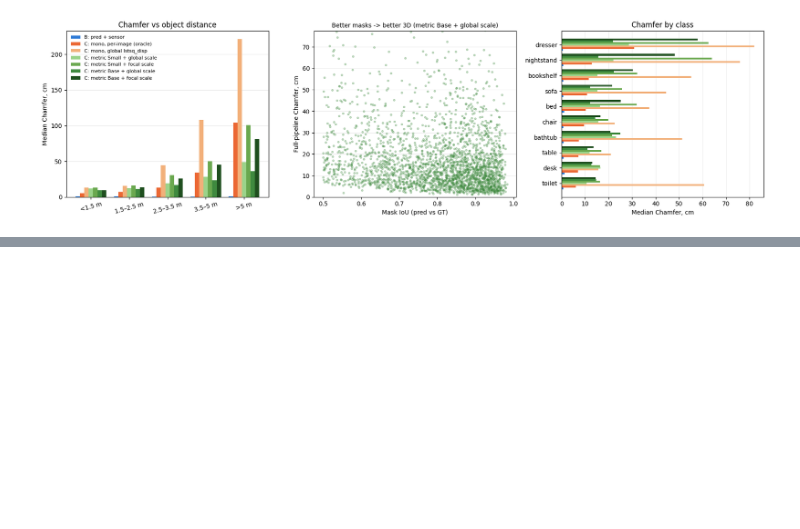
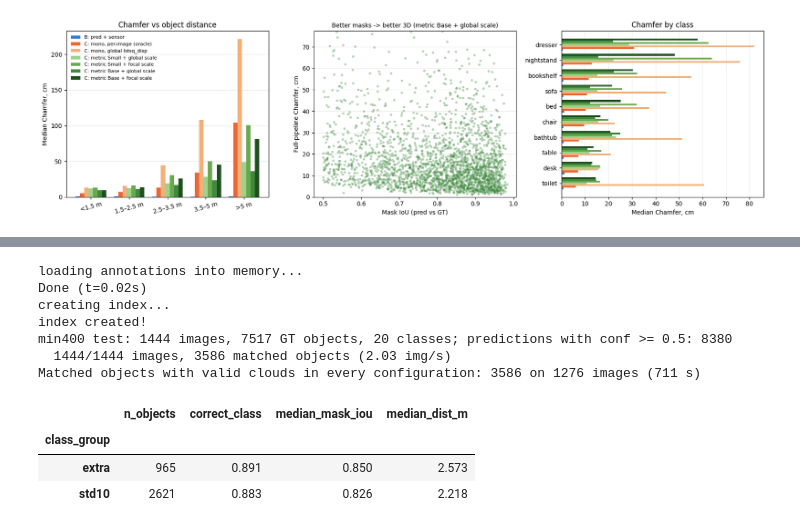
Before and after one commit to PolinaSushko/Object-segmentation-using-a-two-stage-Mask-R-CNN-model, a Jupyter notebook: notebooks/08_eval3d_pred_masks.ipynb, the cells around one changed output, grey strips where cells are left out. Cells and saved outputs as stored; diff of their text form; code cells hidden in the pictures; blank space fills up the shorter version.

```diff
--- a/notebooks/08_eval3d_pred_masks.ipynb
+++ b/notebooks/08_eval3d_pred_masks.ipynb
@@ -457,0 +473,58 @@ plt.show()
+# %%
+# ---- 20-class evaluation set ------------------------------------------------
+# match_image() / process_image() read the module-level `coco`, `cat_name` and
+# `preds_by_img`. The std10 results above are complete and on disk, so these names
+# are rebound here to the min400 test split and all 20 classes of the model
+MODEL_NAME_20 = "Mask R-CNN Detectron2 R101-FPN 3x (trained on min400, all 20 classes; dataset v2)"
+SPLIT_DIR_20 = Path("outputs/splits_min400")
+version_20 = json.loads((SPLIT_DIR_20 / "dataset_version.json").read_text())["version"]
+assert version_20 == "v2", f"expected dataset v2 splits, found {version_20}"
+
+df_std10, cat_name_std10 = df, cat_name
+coco = COCO(str(SPLIT_DIR_20 / "instances_test.json"))
+cat_name = {c["id"]: c["name"] for c in coco.loadCats(coco.getCatIds())}
+assert all(cat_name[k] == n for k, n in cat_name_std10.items()), "std10 ids must be shared"
+img_ids_20 = sorted(coco.getImgIds())
+no_maps = [v for v in VARIANTS if not all((MAP_DIRS[v] / f"{i}.npy").exists() for i in img_ids_20)]
+assert not no_maps, f"maps missing for min400-only test images in {no_maps}: run notebook 06"
+
+_img_set_20 = set(img_ids_20)
+with open(PRED_PATH) as f:
+    predictions_20 = [p for p in json.load(f) if p["score"] >= CONF_THRESH
+                      and p["category_id"] in cat_name and p["image_id"] in _img_set_20]
+preds_by_img = {}
+for p in predictions_20:
+    preds_by_img.setdefault(p["image_id"], []).append(p)
+print(f"min400 test: {len(img_ids_20)} images, {len(coco.getAnnIds(iscrowd=False))} GT objects, "
+      f"{len(cat_name)} classes; predictions with conf >= {CONF_THRESH}: {len(predictions_20)}")
+
+rows_20 = []
+t0 = time.time()
+for n, img_id in enumerate(img_ids_20, 1):
+    rows_20.extend(process_image(img_id))
+    if n % 50 == 0 or n == len(img_ids_20):
+        print(f"  {n}/{len(img_ids_20)} images, {len(rows_20)} matched objects "
+              f"({n / (time.time() - t0):.2f} img/s)", end="\r")
+print()
+
+df20 = pd.DataFrame(rows_20)
+df20["class_group"] = np.where(df20["class"].isin(set(cat_name_std10.values())), "std10", "extra")
+df20.to_csv(OUT_DIR / "object_metrics_pred_masks_min400.csv", index=False)
+print(f"Matched objects with valid clouds in every configuration: {len(df20)} "
+      f"on {df20.image_id.nunique()} images ({time.time() - t0:.0f} s)")
+df20.groupby("class_group").agg(n_objects=("class", "size"),
+                                correct_class=("correct_class", "mean"),
+                                median_mask_iou=("mask_iou", "median"),
+                                median_dist_m=("dist_ref_m", "median")).round(3)
+# %% [output]
+loading annotations into memory...
+Done (t=0.02s)
+creating index...
+index created!
+min400 test: 1444 images, 7517 GT objects, 20 classes; predictions with conf >= 0.5: 8380
+  1444/1444 images, 3586 matched objects (2.03 img/s)
+Matched objects with valid clouds in every configuration: 3586 on 1276 images (711 s)
+|  | n_objects | correct_class | median_mask_iou | median_dist_m |
+| class_group |  |  |  |  |
+| extra | 965 | 0.891 | 0.850 | 2.573 |
+| std10 | 2621 | 0.883 | 0.826 | 2.218 |
```
Also changed, not shown: parts of 10 cells of this notebook, 28 other files.
